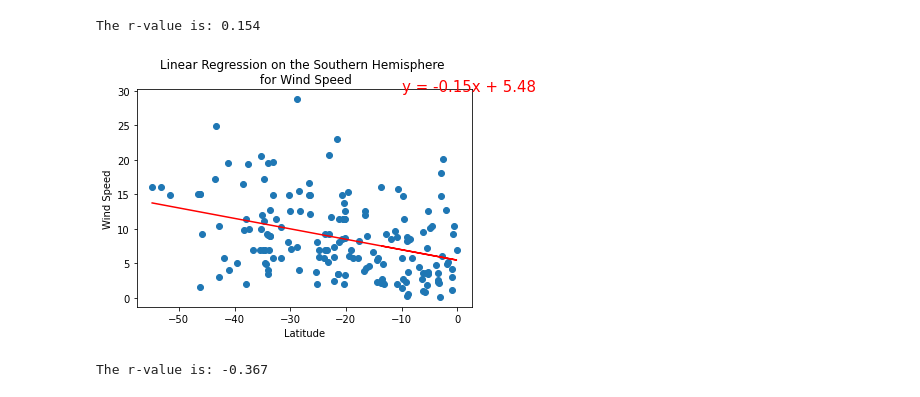
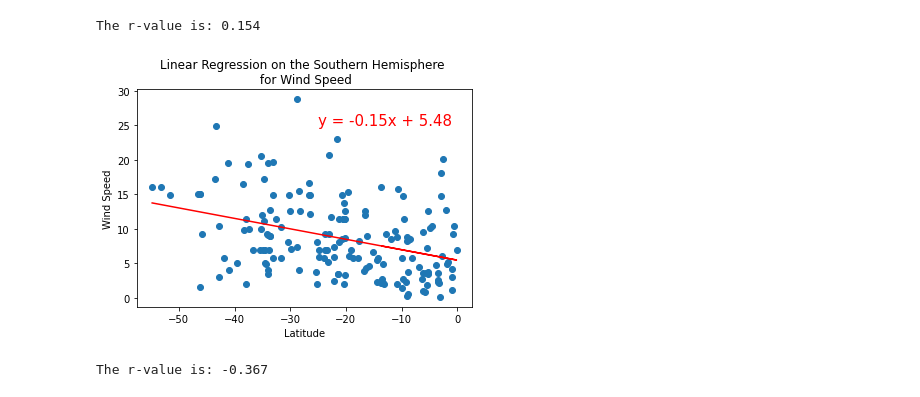
Before and after one commit to jlozano1990/World_Weather_Analysis, a Jupyter notebook: WeatherPy.ipynb, the cells around one changed output. Drawn from its saved outputs; the diff is of its cells as text; code cells hidden in the pictures.

Commit message:
Adding linear regression charts

```diff
--- a/WeatherPy.ipynb
+++ b/WeatherPy.ipynb
@@ -363,11 +363,11 @@ The r-value is: 0.154
 # %%
 # Linear regression on the Southern Hemisphere
 x_values = southern_hemi_df["Lat"]
 y_values = southern_hemi_df["Wind Speed"]
 # Call the function.
 plot_linear_regression(x_values, y_values,
                        'Linear Regression on the Southern Hemisphere \n for Wind Speed',
-                       'Wind Speed',(-10,30))
+                       'Wind Speed',(-25,25))
 # %% [output]
-[figure, old version]
+[figure, new version]
 The r-value is: -0.367
```
